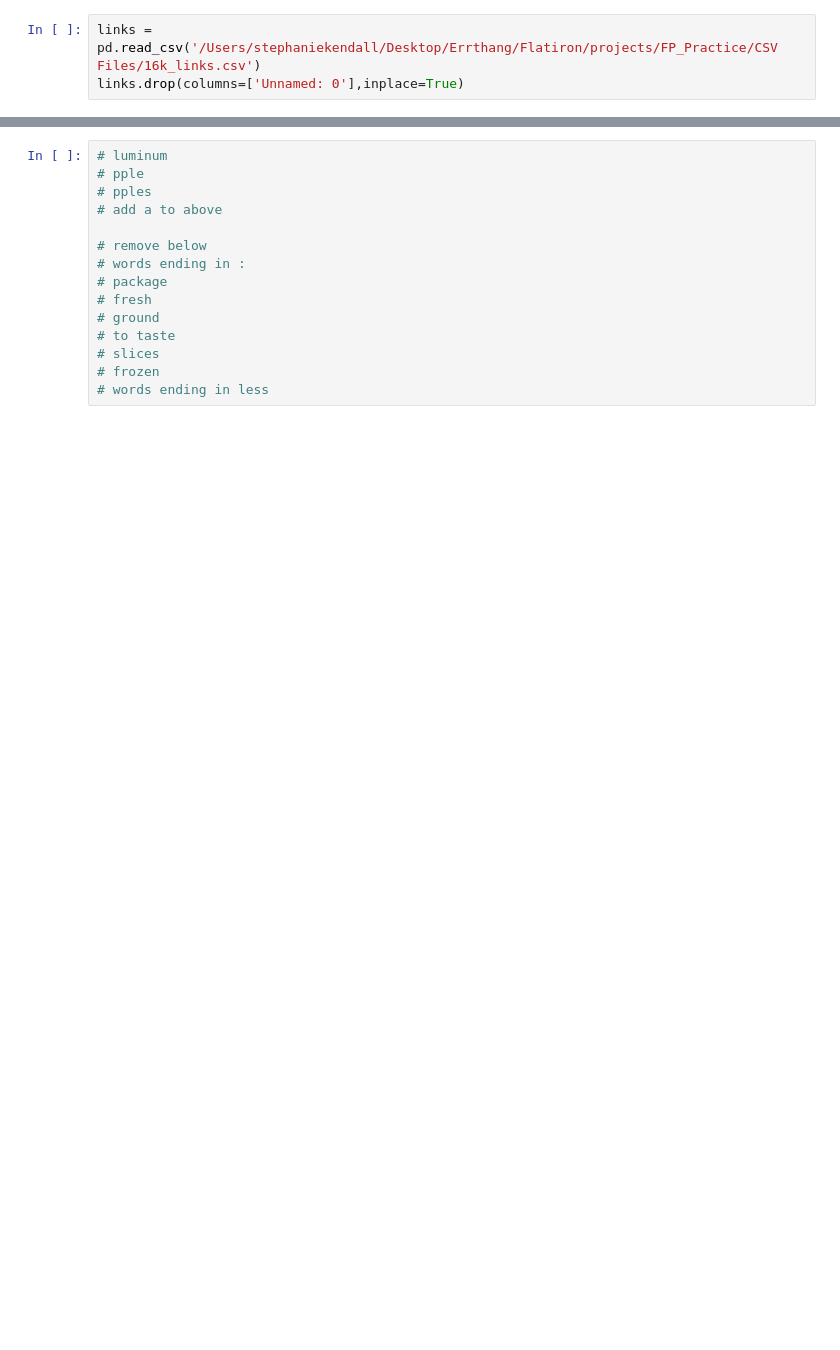
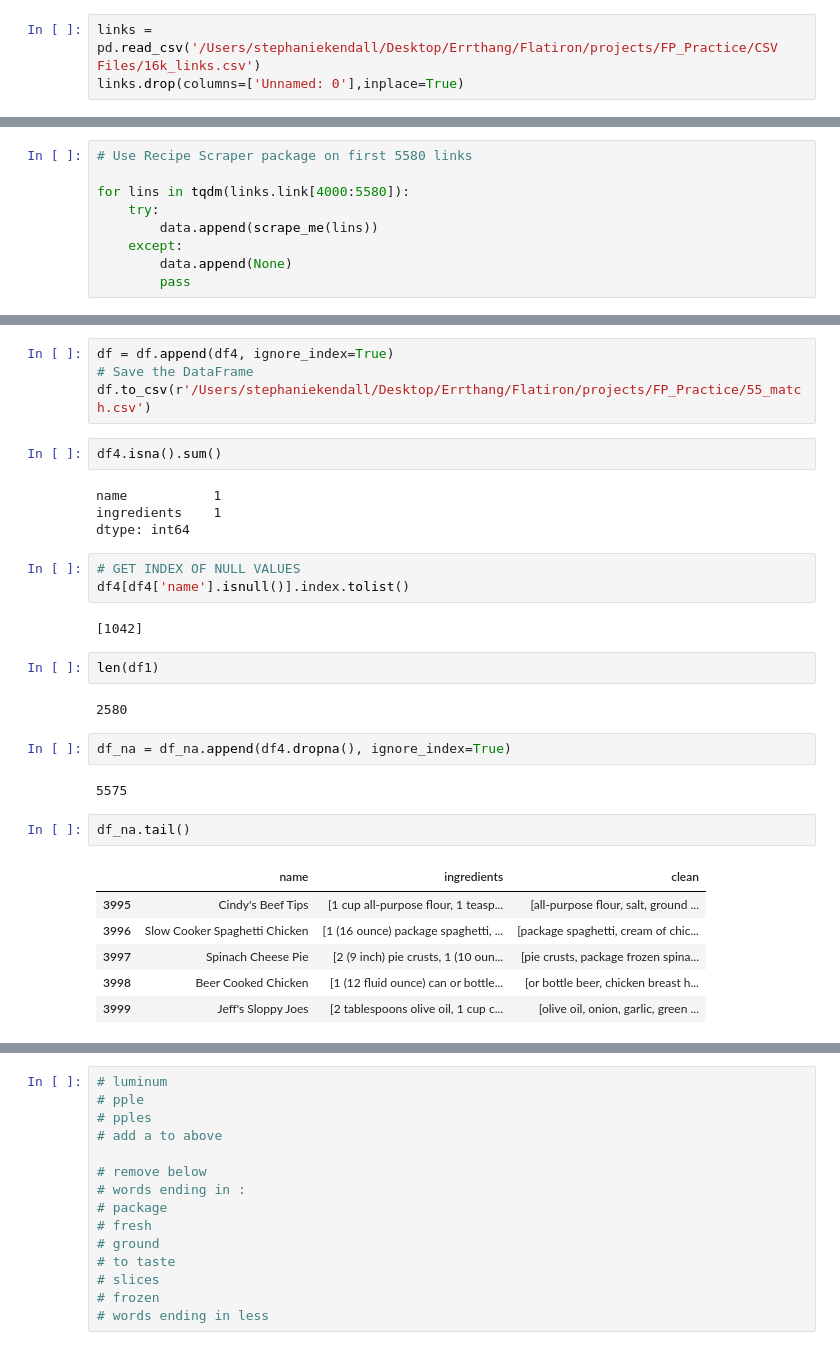
Before and after one commit to stephkendall/Recipe_Recs, a Jupyter notebook: Untitled.ipynb, the cells around one changed output, grey strips where cells are left out. Drawn from its saved outputs; the diff is of its cells as text; blank space fills up the shorter version.

```diff
--- a/Untitled.ipynb
+++ b/Untitled.ipynb
@@ -304,0 +171,9 @@ cleaner2
+# %%
+# Use Recipe Scraper package on first 5580 links
+
+for lins in tqdm(links.link[4000:5580]):
+    try:
+        data.append(scrape_me(lins))
+    except:
+        data.append(None)
+        pass
@@ -304,0 +207,32 @@ cleaner2
+# %%
+df = df.append(df4, ignore_index=True)
+# Save the DataFrame
+df.to_csv(r'/Users/stephaniekendall/Desktop/Errthang/Flatiron/projects/FP_Practice/55_match.csv')
+# %%
+df4.isna().sum()
+# %% [output]
+name           1
+ingredients    1
+dtype: int64
+# %%
+# GET INDEX OF NULL VALUES
+df4[df4['name'].isnull()].index.tolist()
+# %% [output]
+[1042]
+# %%
+len(df1)
+# %% [output]
+2580
+# %%
+df_na = df_na.append(df4.dropna(), ignore_index=True)
+# %% [output]
+5575
+# %%
+df_na.tail()
+# %% [output]
+|  | name | ingredients | clean |
+| 3995 | Cindy's Beef Tips | [1 cup all-purpose flour, 1 teasp... | [all-purpose flour, salt, ground ... |
+| 3996 | Slow Cooker Spaghetti Chicken | [1 (16 ounce) package spaghetti, ... | [package spaghetti, cream of chic... |
+| 3997 | Spinach Cheese Pie | [2 (9 inch) pie crusts, 1 (10 oun... | [pie crusts, package frozen spina... |
+| 3998 | Beer Cooked Chicken | [1 (12 fluid ounce) can or bottle... | [or bottle beer, chicken breast h... |
+| 3999 | Jeff's Sloppy Joes | [2 tablespoons olive oil, 1 cup c... | [olive oil, onion, garlic, green ... |
```
Also changed, not shown: parts of 44 cells of this notebook, 11 other files.
